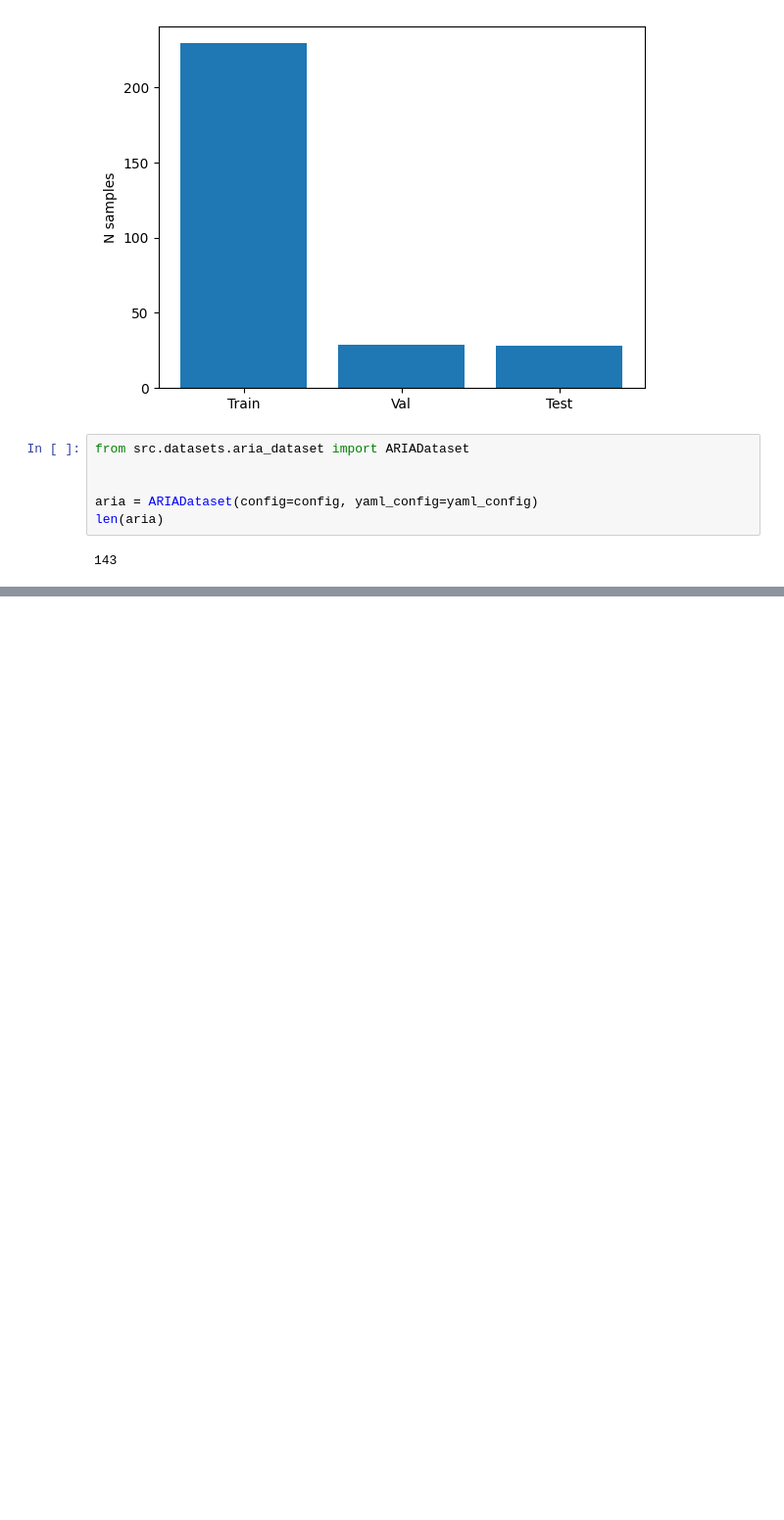
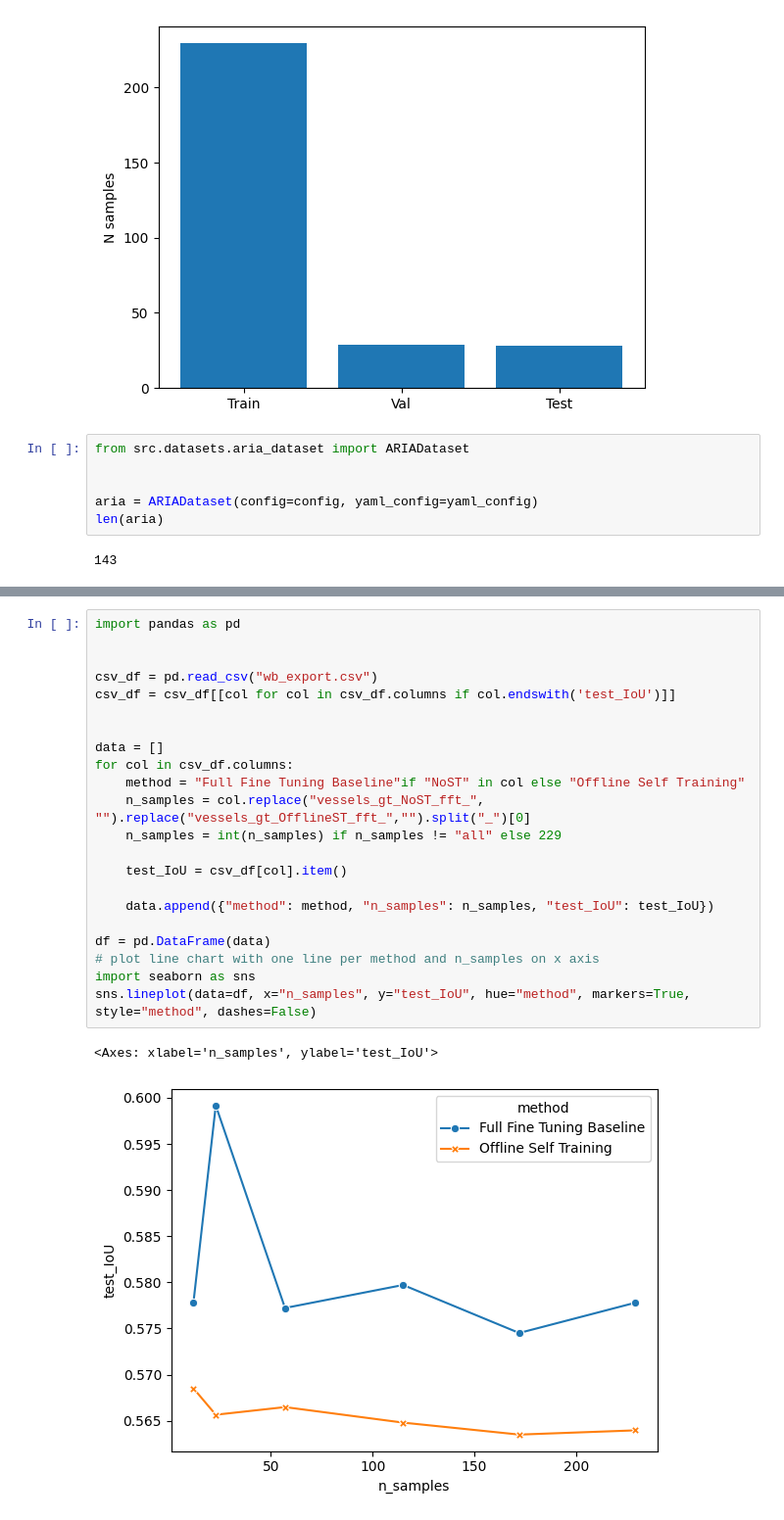
Before and after one commit to speydril/mp-lippert-experiments, a Jupyter notebook: src/wild-west/analysis.ipynb, the cells around one changed output, grey strips where cells are left out. Shown at 98% size. Cells and saved outputs as stored; diff of their text form; blank space fills up the shorter version.

```diff
--- a/src/wild-west/analysis.ipynb
+++ b/src/wild-west/analysis.ipynb
@@ -292,0 +324,25 @@ len(aria)
+# %%
+import pandas as pd
+
+
+csv_df = pd.read_csv("wb_export.csv")
+csv_df = csv_df[[col for col in csv_df.columns if col.endswith('test_IoU')]]
+
+
+data = []
+for col in csv_df.columns:
+    method = "Full Fine Tuning Baseline"if "NoST" in col else "Offline Self Training"
+    n_samples = col.replace("vessels_gt_NoST_fft_", "").replace("vessels_gt_OfflineST_fft_","").split("_")[0]
+    n_samples = int(n_samples) if n_samples != "all" else 229
+
+    test_IoU = csv_df[col].item()
+
+    data.append({"method": method, "n_samples": n_samples, "test_IoU": test_IoU})
+
+df = pd.DataFrame(data)
+# plot line chart with one line per method and n_samples on x axis
+import seaborn as sns
+sns.lineplot(data=df, x="n_samples", y="test_IoU", hue="method", markers=True, style="method", dashes=False)
+# %% [output]
+<Axes: xlabel='n_samples', ylabel='test_IoU'>
+[figure, added]
```
Also changed, not shown: parts of 10 cells of this notebook.
